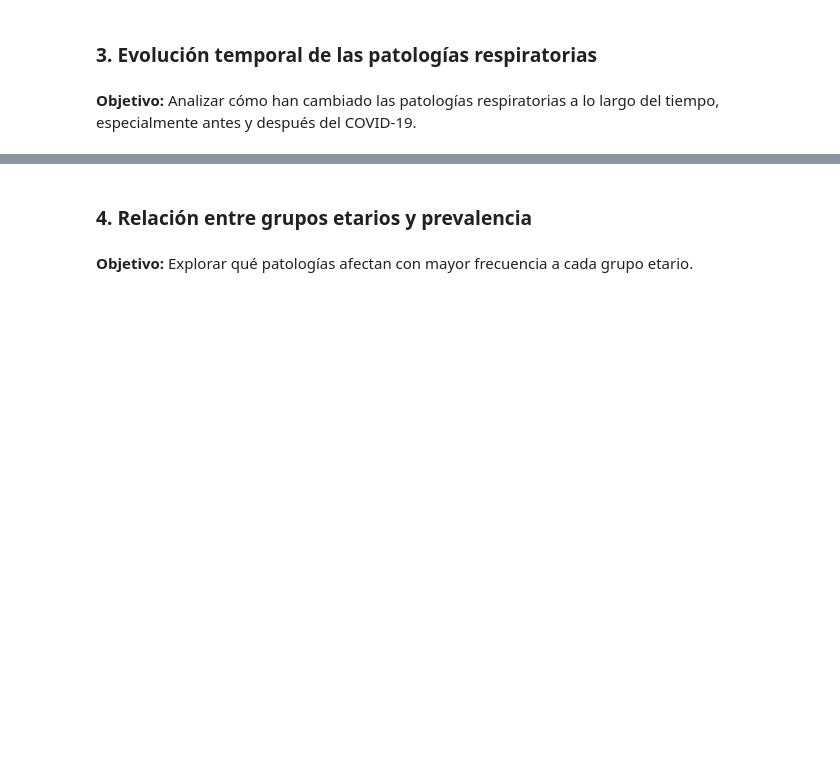
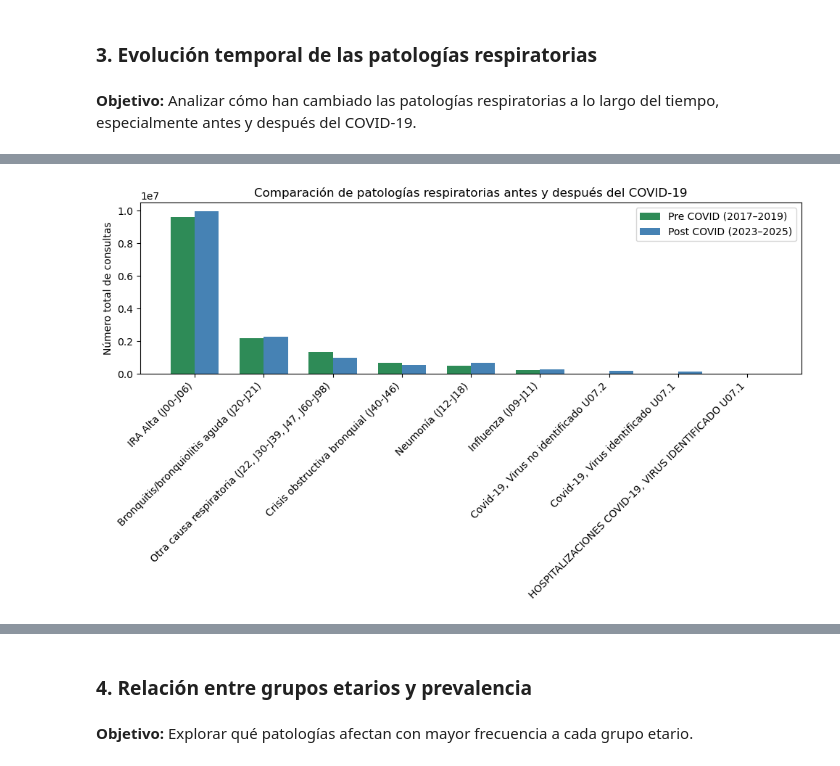
Before and after one commit to JoabVJ/project-imt2200, a Jupyter notebook: Entrega inicial/notebooks/01_EDA_enfermedades_respiratorias.ipynb, the cells around one changed output, grey strips where cells are left out. Cells and saved outputs as stored; diff of their text form; code cells hidden in the pictures; blank space fills up the shorter version.

```diff
--- a/Entrega inicial/notebooks/01_EDA_enfermedades_respiratorias.ipynb
+++ b/Entrega inicial/notebooks/01_EDA_enfermedades_respiratorias.ipynb
@@ -889,0 +1096,10 @@ plt.show()
+# %%
+# Agrupamos y sumamos por causa (todas las patologías)
+pre_causas = (
+    df_pre
+    .groupby('Causa', as_index=False)['NumTotal']
+    .sum()
+    .sort_values(by='NumTotal', ascending=False)
+)
+
+pre_causas
@@ -889,0 +1117,9 @@ plt.show()
+# %%
+post_causas = (
+    df_post
+    .groupby('Causa', as_index=False)['NumTotal']
+    .sum()
+    .sort_values(by='NumTotal', ascending=False)
+)
+
+post_causas
@@ -889,0 +1144,27 @@ plt.show()
+# %%
+# Unimos ambos dataframes por causa
+comparacion = pre_causas.merge(post_causas, on='Causa', suffixes=('_pre', '_post'))
+
+# --- Ordenamos
+comparacion['Total'] = comparacion['NumTotal_pre'] + comparacion['NumTotal_post']
+comparacion = comparacion.sort_values('Total', ascending=False)
+
+
+x = np.arange(len(comparacion))  # posiciones para las causas
+ancho = 0.35                     # ancho de cada barra
+
+plt.figure(figsize=(10, 6))
+
+# Barras Pre y Post
+plt.bar(x - ancho/2, comparacion['NumTotal_pre'], width=ancho, color='seagreen', label='Pre COVID (2017–2019)')
+plt.bar(x + ancho/2, comparacion['NumTotal_post'], width=ancho, color='steelblue', label='Post COVID (2023–2025)')
+
+# Etiquetas y formato
+plt.xticks(x, comparacion['Causa'], rotation=45, ha='right')
+plt.ylabel('Número total de consultas')
+plt.title('Comparación de patologías respiratorias antes y después del COVID-19')
+plt.legend()
+plt.tight_layout()
+plt.show()
+# %% [output]
+[figure, added]
```
Also changed, not shown: parts of 29 cells of this notebook.
